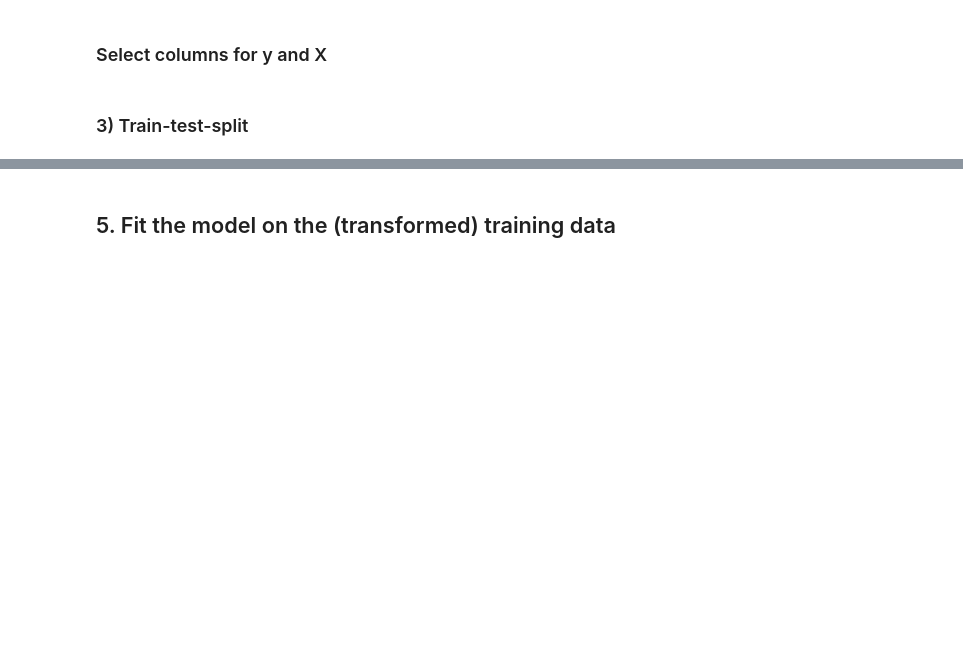
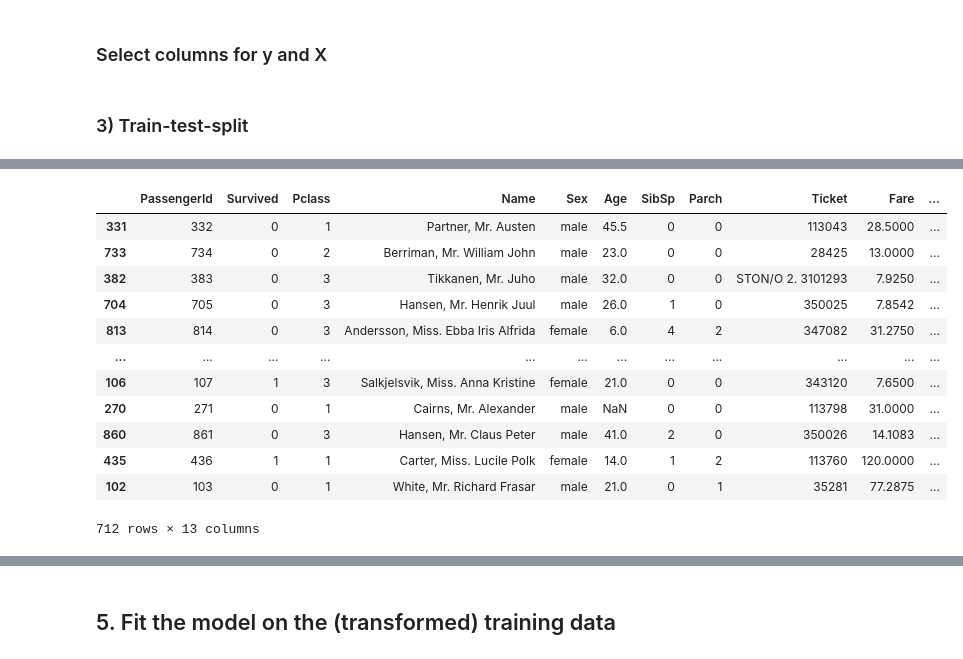
Before and after one commit to fkosse/bootcamp_projects, a Jupyter notebook: week_02/Random_Forest_with_Titanic.ipynb, the cells around one changed output, grey strips where cells are left out. Drawn from its saved outputs; the diff is of its cells as text; code cells hidden in the pictures; blank space fills up the shorter version.

```diff
--- a/week_02/Random_Forest_with_Titanic.ipynb
+++ b/week_02/Random_Forest_with_Titanic.ipynb
@@ -33,7 +33,7 @@ df.head(10)
   ### Select columns for y and X
 # %%
 # independent variables, input features, a matrix
-X = df[['Pclass', 'SibSp', 'Age', 'Sex', 'Parch', 'Fare', 'Embarked', 'Cabin', 'Ticket']]
+X = df
 
 # dependent variable, target variable, a vector
 y = df['Survived']
@@ -48,0 +66,16 @@ X_train.shape, X_test.shape
+# %%
+X_train
+# %% [output]
+|  | PassengerId | Survived | Pclass | Name | Sex | Age | SibSp | Parch | Ticket | Fare | ... |
+| 331 | 332 | 0 | 1 | Partner, Mr. Austen | male | 45.5 | 0 | 0 | 113043 | 28.5000 | ... |
+| 733 | 734 | 0 | 2 | Berriman, Mr. William John | male | 23.0 | 0 | 0 | 28425 | 13.0000 | ... |
+| 382 | 383 | 0 | 3 | Tikkanen, Mr. Juho | male | 32.0 | 0 | 0 | STON/O 2. 3101293 | 7.9250 | ... |
+| 704 | 705 | 0 | 3 | Hansen, Mr. Henrik Juul | male | 26.0 | 1 | 0 | 350025 | 7.8542 | ... |
+| 813 | 814 | 0 | 3 | Andersson, Miss. Ebba Iris Alfrida | female | 6.0 | 4 | 2 | 347082 | 31.2750 | ... |
+| ... | ... | ... | ... | ... | ... | ... | ... | ... | ... | ... | ... |
+| 106 | 107 | 1 | 3 | Salkjelsvik, Miss. Anna Kristine | female | 21.0 | 0 | 0 | 343120 | 7.6500 | ... |
+| 270 | 271 | 0 | 1 | Cairns, Mr. Alexander | male | NaN | 0 | 0 | 113798 | 31.0000 | ... |
+| 860 | 861 | 0 | 3 | Hansen, Mr. Claus Peter | male | 41.0 | 2 | 0 | 350026 | 14.1083 | ... |
+| 435 | 436 | 1 | 1 | Carter, Miss. Lucile Polk | female | 14.0 | 1 | 2 | 113760 | 120.0000 | ... |
+| 102 | 103 | 0 | 1 | White, Mr. Richard Frasar | male | 21.0 | 0 | 1 | 35281 | 77.2875 | ... |
+712 rows × 13 columns
```
Also changed, not shown: parts of 40 cells of this notebook, 8 other files.
